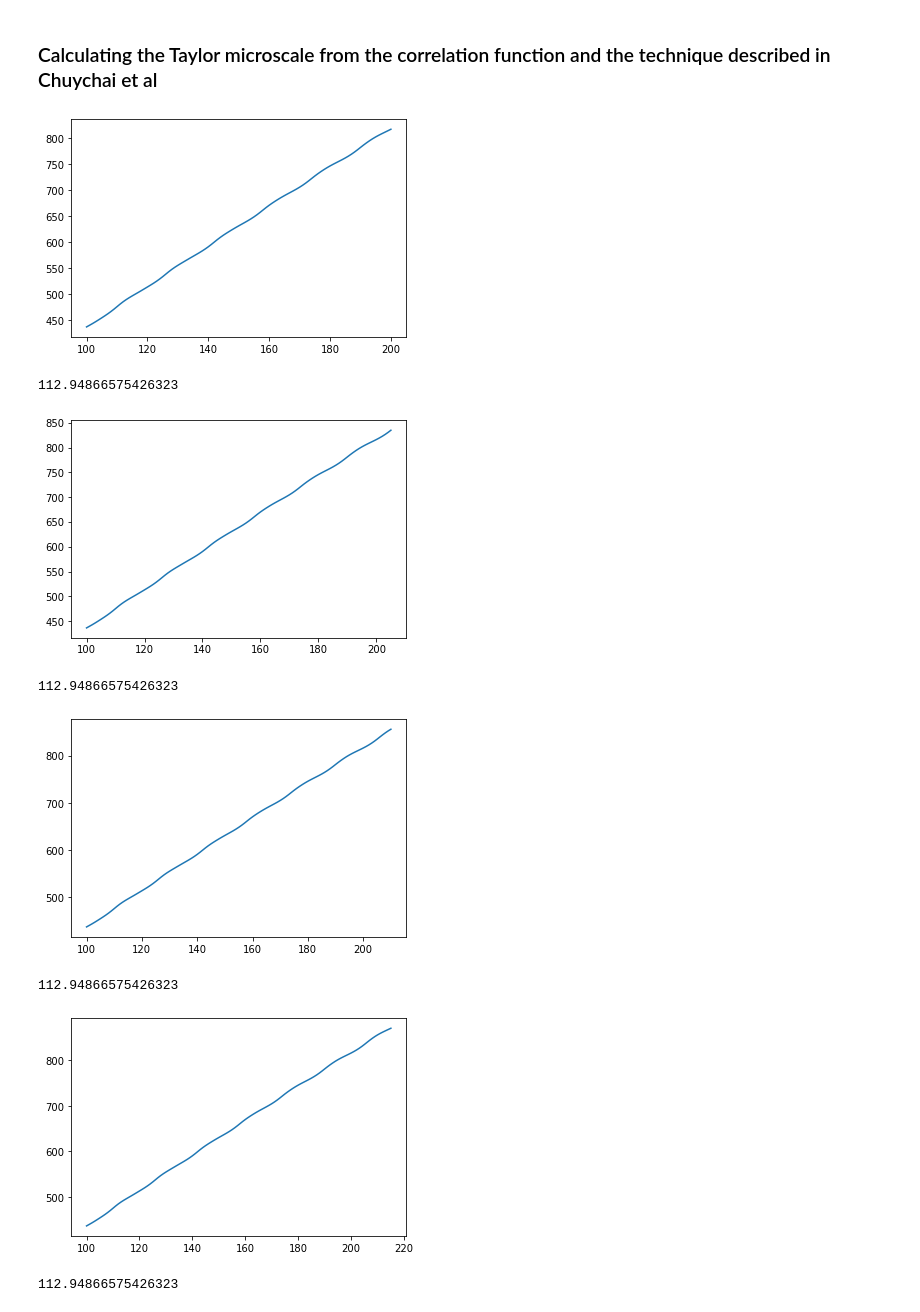
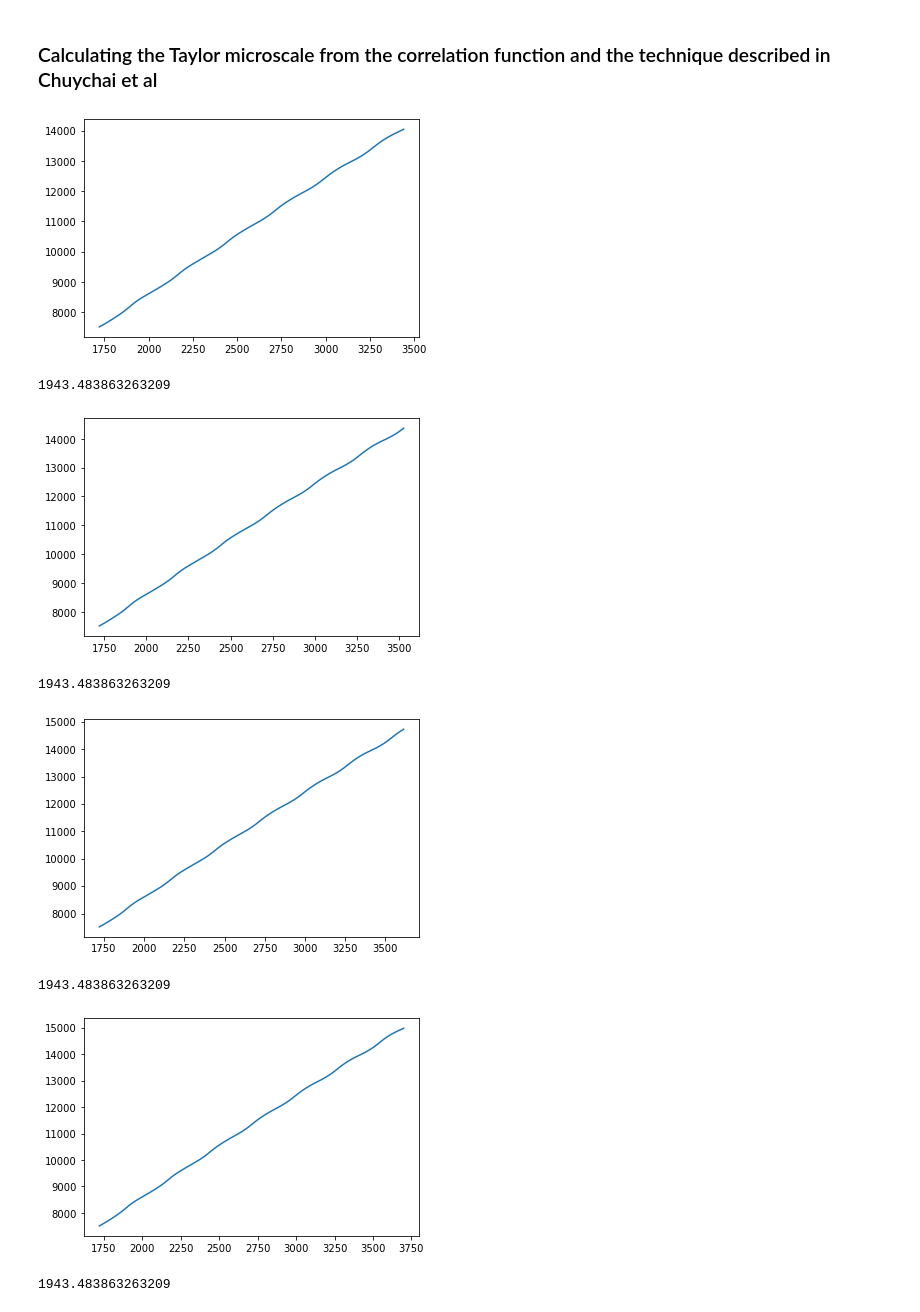
Before and after one commit to Shivangp4/SURGE-2022, a Jupyter notebook: Taylor microscale.ipynb, the cells around one changed output. Saved outputs shown, nothing was run; the diff lists cells and outputs as text; code cells hidden in the pictures.

```diff
--- a/Taylor microscale.ipynb
+++ b/Taylor microscale.ipynb
@@ -223,37 +223,48 @@ plt.scatter(np.linspace(0,999,1000),Rc,s=0.4)
 # %%
 
 from scipy.optimize import curve_fit as cf
 def f(x1,taylor):
     return (1-x1**2/(2*taylor**2))
 
+def g(x1,corr_len):
+    return np.exp(-x1/corr_len)
 
+factor=index[1]-index[0] #to scale index of Rc to actual length
+cr2=np.ndarray(160)
 ts2=np.ndarray(160)
 j=0
 for rmax in range(200,999,5):
     ts1=np.ndarray(rmax-99)
+    cr1=np.ndarray(rmax-99)
     rfit=np.linspace(100,rmax,rmax-99).astype(int)
     i=0
     for rfit1 in rfit:
         range_=np.linspace(0,rfit1,rfit1+1).astype(int)
-        p_opt, p_cov = cf(f,range_,Rc[range_])
+        p_opt, p_cov = cf(f,factor*range_,Rc[range_])
+        p_opt2, p_cov2 = cf(g,factor*range_,Rc[range_])
         ts1[i]=p_opt
+        cr1[i]=p_opt2
         i=i+1
-    plt.plot(rfit,ts1)
+    plt.plot(factor*rfit,ts1)
     plt.show()
-    ts1_=interpolate.interp1d(rfit,ts1,kind='linear',fill_value='extrapolate')
+    ts1_=interpolate.interp1d(factor*rfit,ts1,kind='linear',fill_value='extrapolate')
+    cr1_=interpolate.interp1d(factor*rfit,cr1,kind='linear',fill_value='extrapolate')
     print(ts1_(0))
     ts2[j]=ts1_(0)
+    cr2[j]=cr1_(0)
     j=j+1
 print(ts2)
-plt.plot(np.linspace(200,999,160),ts2)
-ts2_=interpolate.interp1d(np.linspace(200,999,160),ts2,kind='linear',fill_value='extrapolate')
+plt.plot(factor*np.linspace(200,999,160),ts2)
+ts2_=interpolate.interp1d(factor*np.linspace(200,999,160),ts2,kind='linear',fill_value='extrapolate')
 print(ts2_(0))
+cr2_=interpolate.interp1d(factor*np.linspace(200,999,160),cr2,kind='linear',fill_value='extrapolate')
+print(cr2_(0))
 # %% [output]
-[figure, old version]
+[figure, new version]
-112.94866575426323
+1943.483863263209
-[figure, old version]
+[figure, new version]
-112.94866575426323
+1943.483863263209
-[figure, old version]
+[figure, new version]
-112.94866575426323
+1943.483863263209
-[figure, old version]
+[figure, new version]
-112.94866575426323
+1943.483863263209
```
Also changed, not shown: parts of 1 cell of this notebook.
